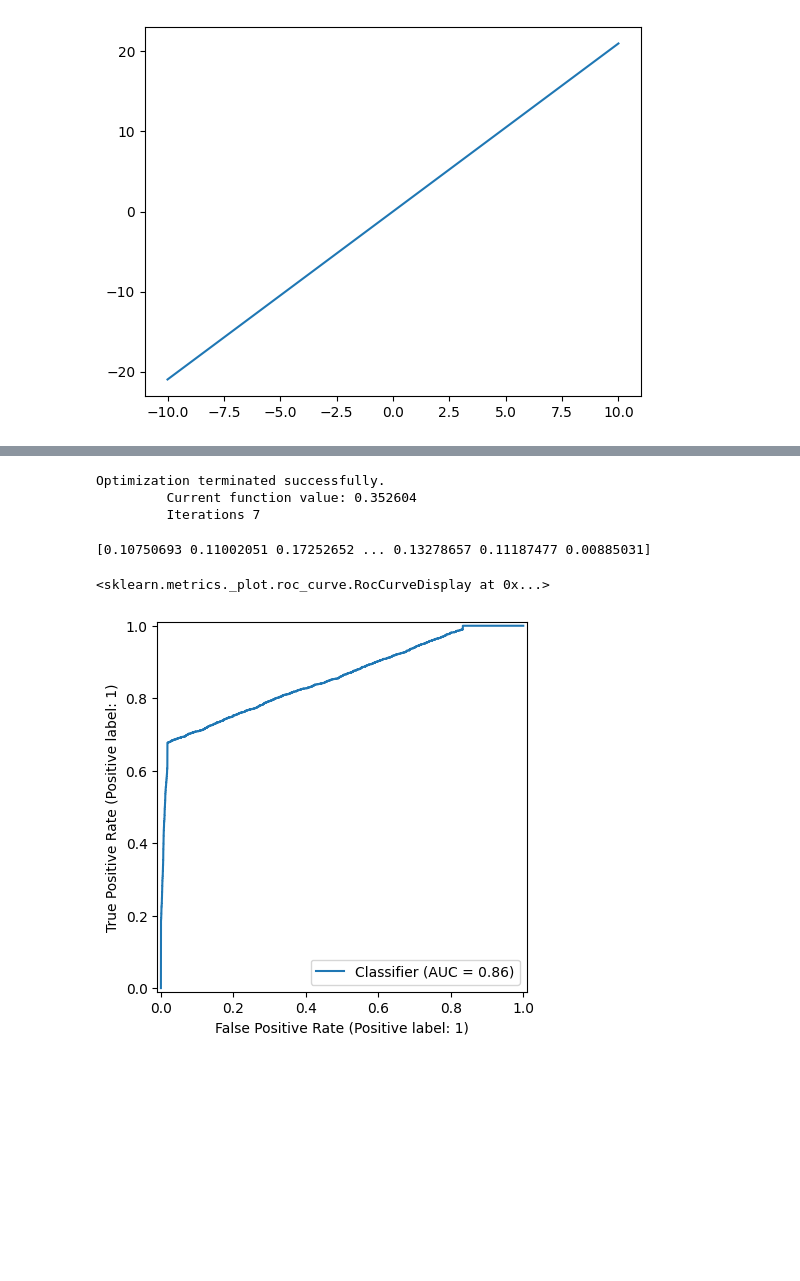
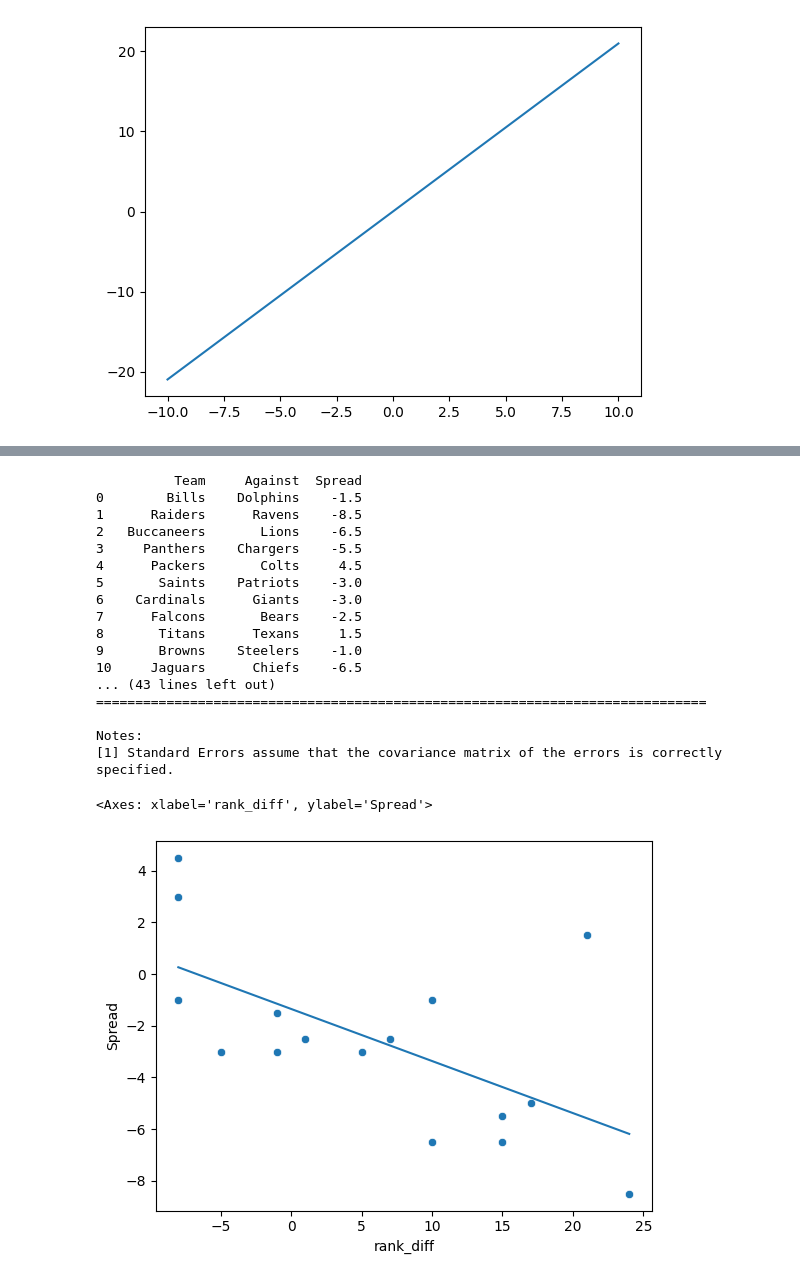
Before and after one commit to amunoz88/Applied_DS_2025, a Jupyter notebook: Regression.ipynb, the cells around one changed output, grey strips where cells are left out. Drawn from its saved outputs; the diff is of its cells as text; code cells hidden in the pictures; blank space fills up the shorter version.

```diff
--- a/Regression.ipynb
+++ b/Regression.ipynb
@@ -215,17 +135,38 @@ data['Y_lab'] = np.random.binomial(1, data['Y'] > 0)
-# %%
-binary_model  = smf.logit(formula = 'Y_lab ~ X1_rounded + I(X2**2)', data = data).fit()
-# %% [output]
-Optimization terminated successfully.
-         Current function value: 0.352604
-         Iterations 7
-# %%
-from sklearn.metrics import accuracy_score, roc_auc_score
-from sklearn.metrics import RocCurveDisplay
-print(binary_model.predict())
-
-roc_auc_score(data['Y_lab'], binary_model.predict())
-RocCurveDisplay.from_predictions(data['Y_lab'], binary_model.predict())
-# %% [output]
-[0.10750693 0.11002051 0.17252652 ... 0.13278657 0.11187477 0.00885031]
-<sklearn.metrics._plot.roc_curve.RocCurveDisplay at 0x...>
-[figure, removed]
+# %%
+rankings = pd.read_csv("/content/drive/MyDrive/CUNY 2025/Datasets/nfl_rankings.csv", index_col=0)
+spreads = pd.read_csv("/content/drive/MyDrive/CUNY 2025/Datasets/spreads.csv")
+rank_diffs = []
+print(spreads)
+for i,row in spreads.iterrows():
+  t1 = row.Team
+  t2 = row.Against
+  rank_diff = rankings.loc[rankings.Team == t1, 'Rank'].values - rankings.loc[rankings.Team == t2, 'Rank'].values
+  rank_diffs.append(rank_diff[0])
+
+spreads['rank_diff'] = rank_diffs
+print(spreads)
+m = smf.ols(formula = 'Spread ~ rank_diff', data = spreads).fit()
+print(m.summary())
+sns.scatterplot(x = 'rank_diff', y = 'Spread', data = spreads)
+spreads['predict'] = m.predict()
+sns.lineplot(x = 'rank_diff', y = 'predict', data = spreads.sort_values(by='rank_diff'))
+# %% [output]
+          Team     Against  Spread
+0        Bills    Dolphins    -1.5
+1      Raiders      Ravens    -8.5
+2   Buccaneers       Lions    -6.5
+3     Panthers    Chargers    -5.5
+4      Packers       Colts     4.5
+5       Saints    Patriots    -3.0
+6    Cardinals      Giants    -3.0
+7      Falcons       Bears    -2.5
+8       Titans      Texans     1.5
+9       Browns    Steelers    -1.0
+10     Jaguars      Chiefs    -6.5
+... (43 lines left out)
+==============================================================================
+
+Notes:
+[1] Standard Errors assume that the covariance matrix of the errors is correctly specified.
+<Axes: xlabel='rank_diff', ylabel='Spread'>
+[figure, added]
```
Also changed, not shown: parts of 7 cells of this notebook.
